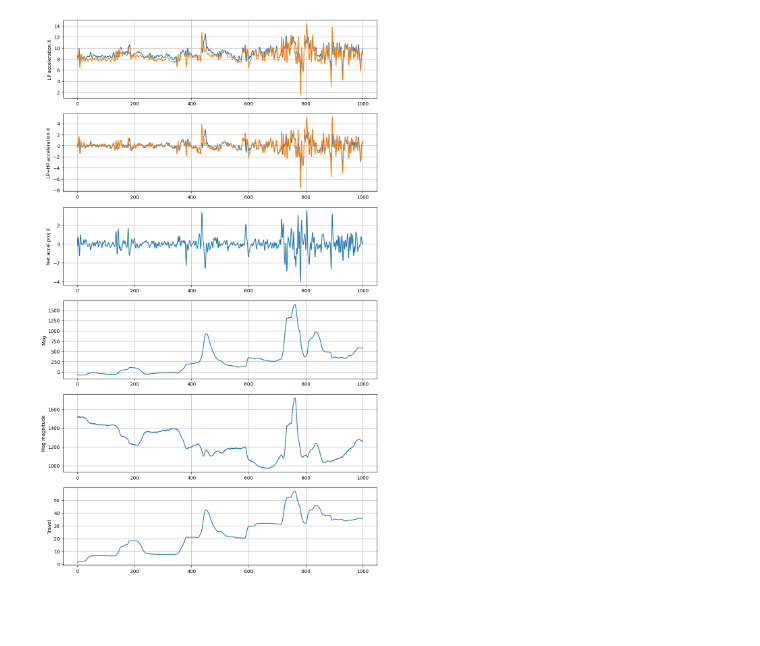
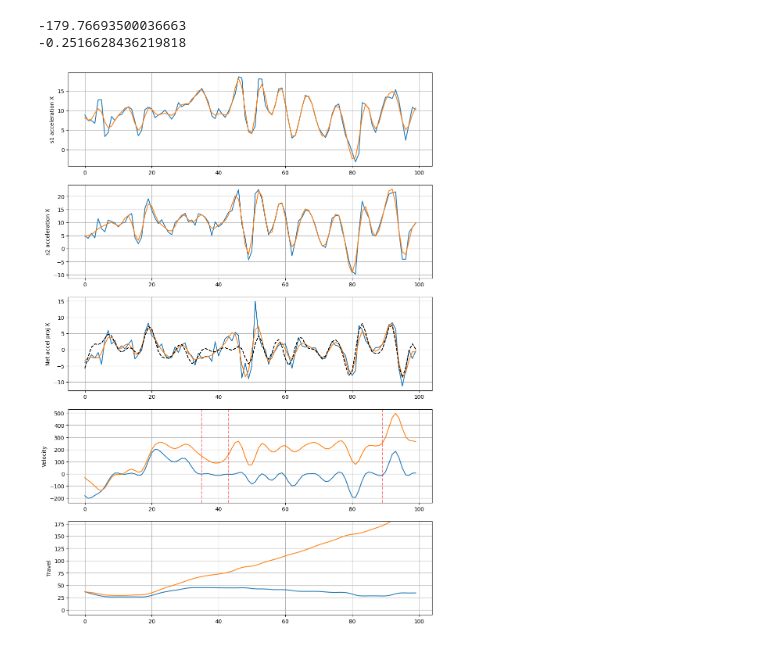
Before and after one commit to colinpate/sus, a Jupyter notebook: cal.ipynb, the cells around one changed output. Saved outputs shown, nothing was run; the diff lists cells and outputs as text; code cells hidden in the pictures; blank space fills up the shorter version.

```diff
--- a/cal.ipynb
+++ b/cal.ipynb
@@ -104,7 +104,7 @@ def fft_and_histogram(x, fs=100.0, detrend=True, window="hann",
 # x = np.loadtxt("sensor.csv")  # or however you load your data
 # f, mag, mag_db = fft_and_histogram(x, fs=100.0)
 # %%
-log_filename = "log029"
+log_filename = "log038"
 out_dir = f"backend/run_artifacts/{log_filename}/cache/"
 ws_file = out_dir + "/all.npz"
 ws = np.load(ws_file)
@@ -117,6 +117,9 @@ a_proj = ws["accel/proj__x"]
 travel = ws["travel__x"][:, 0]
 mag_proj = ws["mag_proj/filt__x"][:, 0]
 mag_raw = ws["mag__x"]
+mag_zv_points = ws["mag_zv_points"]
+dense_mag_zv = np.zeros_like(a_s2)
+dense_mag_zv[mag_zv_points] = 1
 mag_raw_mag = np.linalg.norm(mag_raw, axis=1)
 a_s2_x = a_s2[:, 0]
 a_s1_x = a_s1[:, 0]
@@ -144,10 +147,8 @@ a_s1_x_lp = sosfiltfilt(sos_lp, a_s1_x)
 a_s2_x_lp = sosfiltfilt(sos_lp, a_s2_x)
 a_proj_lp = sosfiltfilt(sos_lp, a_proj[:, 0])
 
-hp_fc_hz = 1
+hp_fc_hz = 0.5
 sos_hp = butter(N=4, Wn=hp_fc_hz, btype="high", fs=fs, output="sos")
-a_s1_x_lhp = sosfiltfilt(sos_hp, a_s1_x_lp)
-a_s2_x_lhp = sosfiltfilt(sos_hp, a_s2_x_lp)
 a_proj_lhp = sosfiltfilt(sos_hp, a_proj_lp)
 
 dt_s = np.diff(t, prepend=t[0]-0.01)
@@ -155,4 +156,5 @@ print(dt_s.shape)
 print(travel.shape)
 print(mag_proj.shape)
 v = np.diff(travel, prepend=travel[0]) / dt_s
+a_gt = np.diff(v, prepend=v[0]) / dt_s
 # %% [output]
@@ -162,36 +164,56 @@ v = np.diff(travel, prepend=travel[0]) / dt_s
 # %%
 # Plot stuff
 
-#roi = slice(7900, 9000) #log022 cal pulses
-#roi = slice(52000, 54000)
-roi = slice(8000, 9000)
+roi = slice(7900, 9000) #log022 cal pulses
+#roi = slice(52000, 53000)
+#roi = slice(8000, 9000)
+roi = slice(14725, 14825)
 
-plt.figure(figsize=(12, 21))
-plt.subplot(6, 1, 1)
-plt.ylabel("LP acceleration X")
+
+print(v[roi][0])
+print(np.mean(a_proj))
+net_accel = a_s2_x_lp - a_s1_x_lp
+a_int_roi = np.cumsum(net_accel[roi] - np.mean(net_accel)) * dt_s[roi] * 1000 # mm/s
+a_intint_roi = np.cumsum(a_int_roi) * dt_s[roi] + travel[roi][0]  # mm
+
+plt.figure(figsize=(12, 18))
+plt.subplot(5, 1, 1)
+plt.ylabel("s1 acceleration X")
+plt.plot(a_s1_x[roi])
 plt.plot(a_s1_x_lp[roi])
+plt.grid()
+
+plt.subplot(5, 1, 2)
+plt.ylabel("s2 acceleration X")
+plt.plot(a_s2_x[roi])
 plt.plot(a_s2_x_lp[roi])
 plt.grid()
-plt.subplot(6, 1, 2)
-plt.ylabel("LP+HP acceleration X")
-plt.plot(a_s1_x_lhp[roi])
-plt.plot(a_s2_x_lhp[roi])
+
+plt.subplot(5, 1, 3)
+plt.ylabel("Net accel proj X")
+plt.plot(a_proj[roi])
+plt.plot(a_proj_lp[roi])
+plt.plot(a_gt[roi] / 1000, label="GT accel", color="k", linestyle="--")
 plt.grid()
-plt.subplot(6, 1, 3)
-plt.ylabel("Net accel proj X")
-plt.plot(a_proj_lhp[roi])
+
+plt.subplot(5, 1, 4)
+plt.ylabel("Velocity")
+plt.plot(v[roi])
+plt.plot(a_int_roi)
+mag_zvs = mag_zv_points - roi.start
+for z in mag_zvs:
+    if z < 0 or z >= roi.stop - roi.start:
+        continue
+    plt.axvline(z, color="r", linestyle="--", alpha=0.5)
 plt.grid()
-plt.subplot(6, 1, 4)
-plt.ylabel("Mag")
-plt.plot(mag_proj[roi])
-plt.grid()
-plt.subplot(6, 1, 5)
-plt.ylabel("Mag magnitude")
-plt.plot(mag_raw_mag[roi])
-plt.grid()
-plt.subplot(6, 1, 6)
+
+plt.subplot(5, 1, 5)
 plt.ylabel("Travel")
 plt.plot(travel[roi])
+plt.plot(a_intint_roi)
+plt.ylim(-10, 180)
 plt.grid()
 # %% [output]
+-179.76693500036663
+-0.2516628436219818
-[figure, old version]
+[figure, new version]
```
Also changed, not shown: parts of 17 cells of this notebook, 8 other files.
